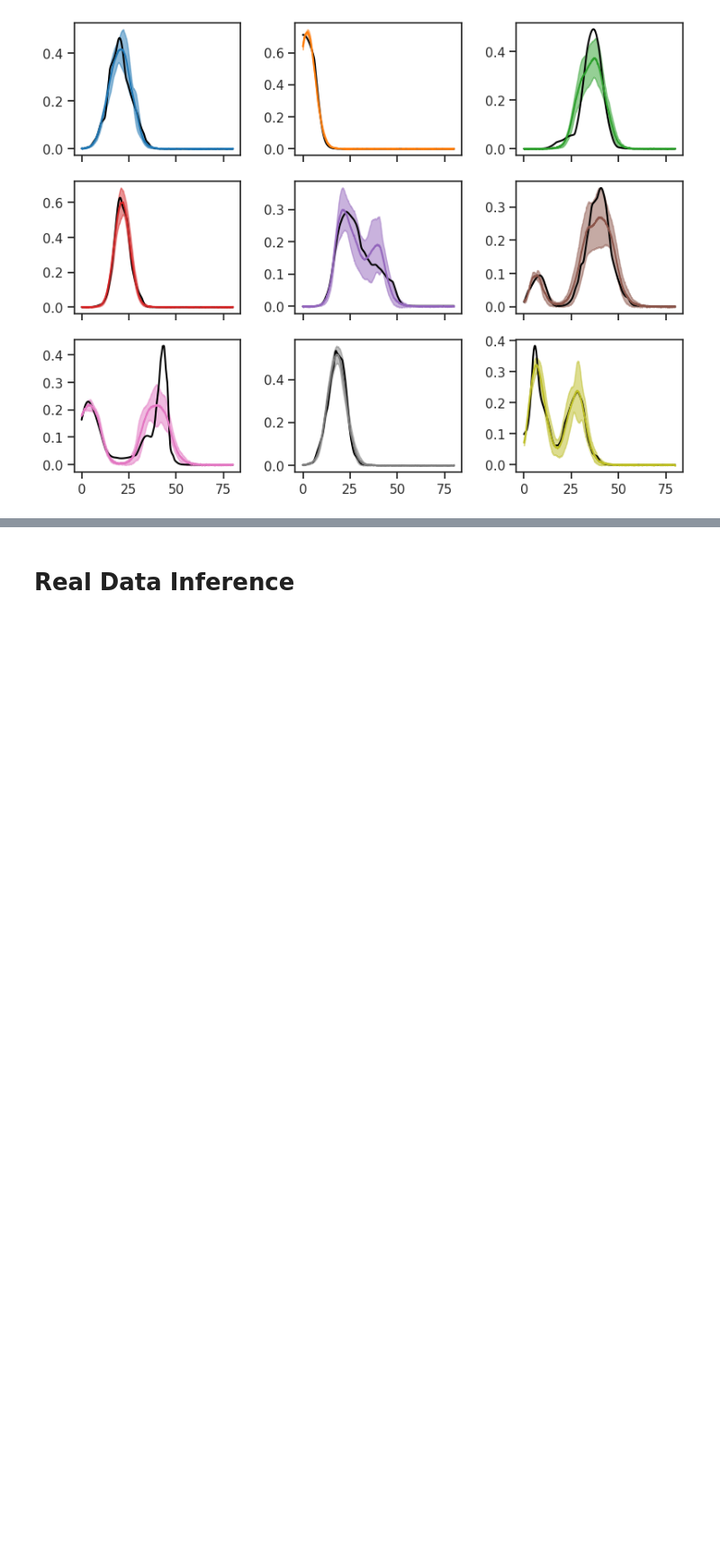
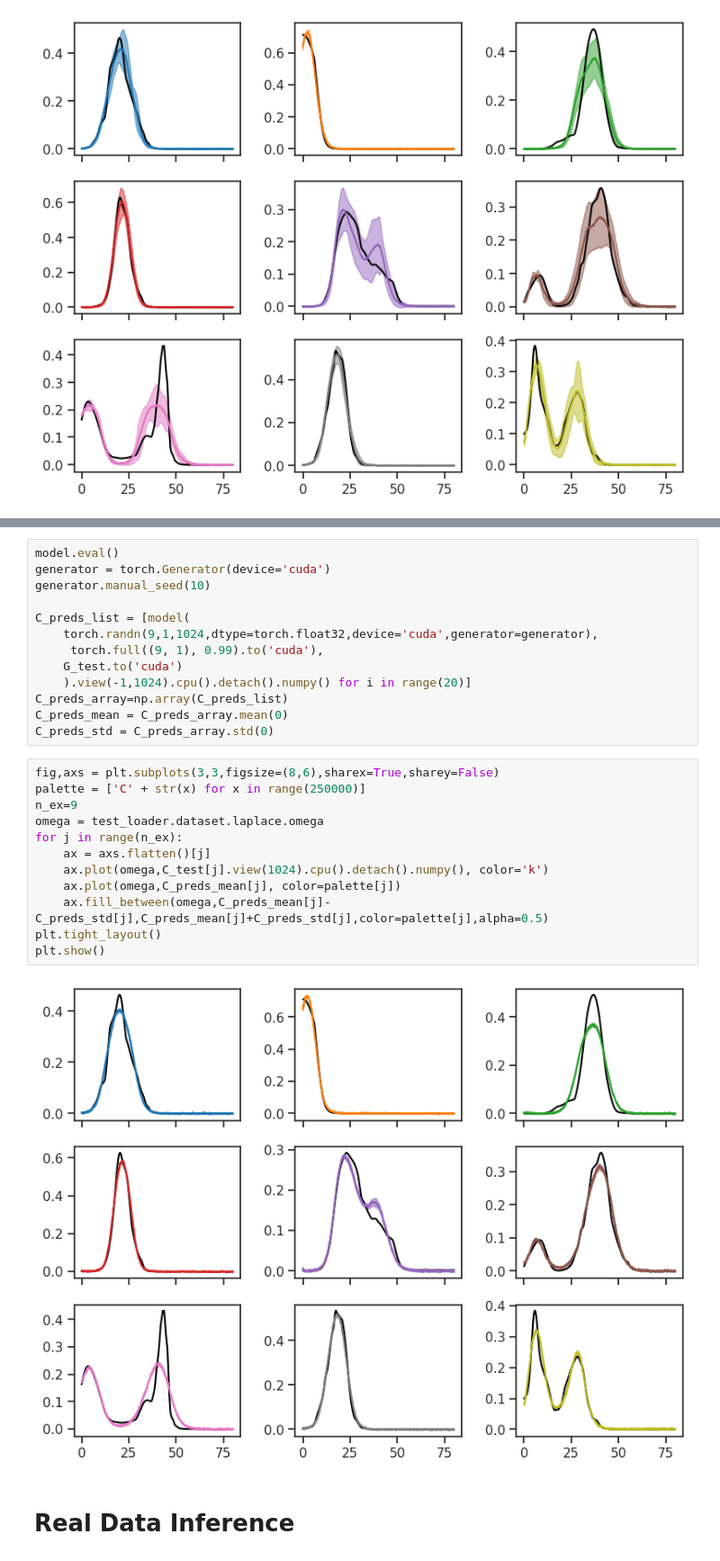
Before and after one commit to Hirshberg-Lab/transformer_latent_diffusion_4AC, a Jupyter notebook: testing.ipynb, the cells around one changed output, grey strips where cells are left out. Shown at 90% size. Drawn from its saved outputs; the diff is of its cells as text; blank space fills up the shorter version.

```diff
--- a/testing.ipynb
+++ b/testing.ipynb
@@ -492,3 +492,30 @@ plt.show()
+# %%
+model.eval()
+generator = torch.Generator(device='cuda')
+generator.manual_seed(10)
+
+C_preds_list = [model(
+    torch.randn(9,1,1024,dtype=torch.float32,device='cuda',generator=generator),
+     torch.full((9, 1), 0.99).to('cuda'),
+    G_test.to('cuda')
+    ).view(-1,1024).cpu().detach().numpy() for i in range(20)]
+C_preds_array=np.array(C_preds_list)
+C_preds_mean = C_preds_array.mean(0)
+C_preds_std = C_preds_array.std(0)
+# %%
+fig,axs = plt.subplots(3,3,figsize=(8,6),sharex=True,sharey=False)
+palette = ['C' + str(x) for x in range(250000)]
+n_ex=9
+omega = test_loader.dataset.laplace.omega
+for j in range(n_ex):
+    ax = axs.flatten()[j]
+    ax.plot(omega,C_test[j].view(1024).cpu().detach().numpy(), color='k')
+    ax.plot(omega,C_preds_mean[j], color=palette[j])
+    ax.fill_between(omega,C_preds_mean[j]-C_preds_std[j],C_preds_mean[j]+C_preds_std[j],color=palette[j],alpha=0.5)
+plt.tight_layout()
+plt.show()
+# %% [output]
+[figure, added]
 # %% [markdown]
 # Real Data Inference
 # %%
```
Also changed, not shown: parts of 4 cells of this notebook.
